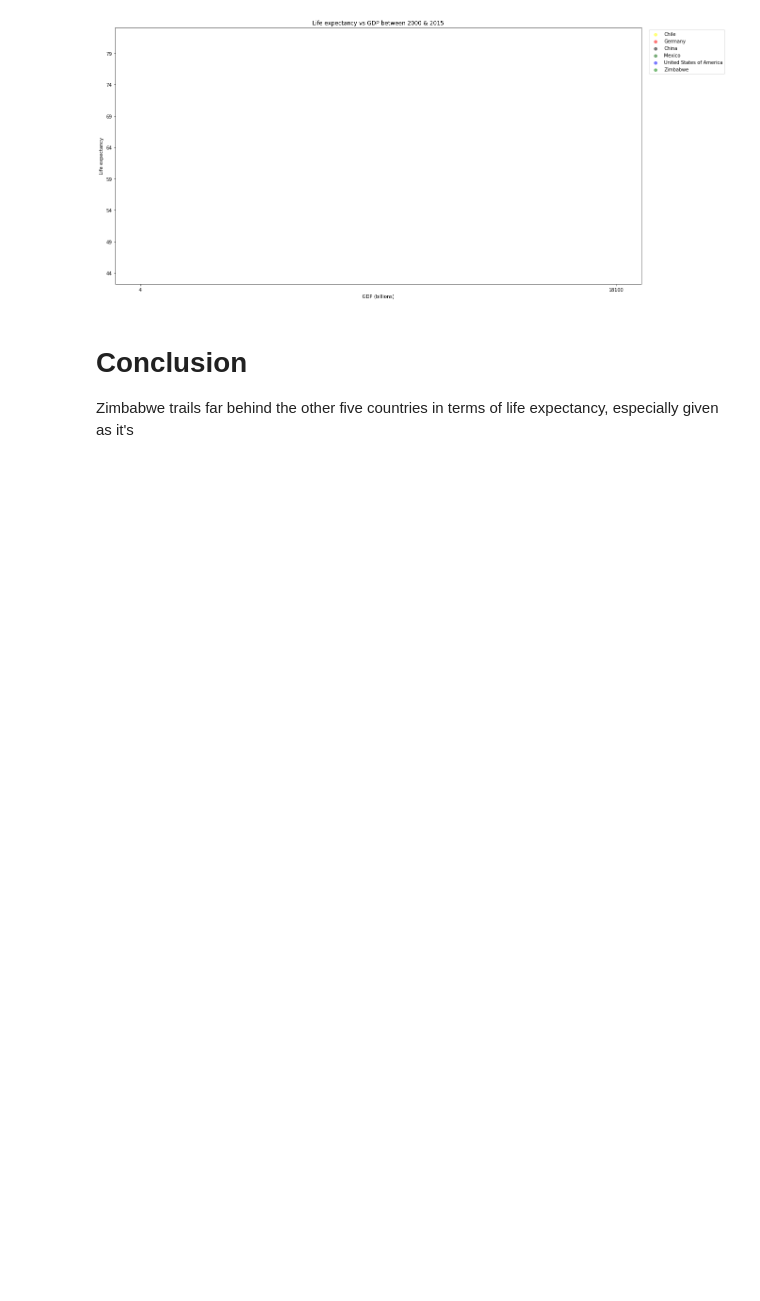
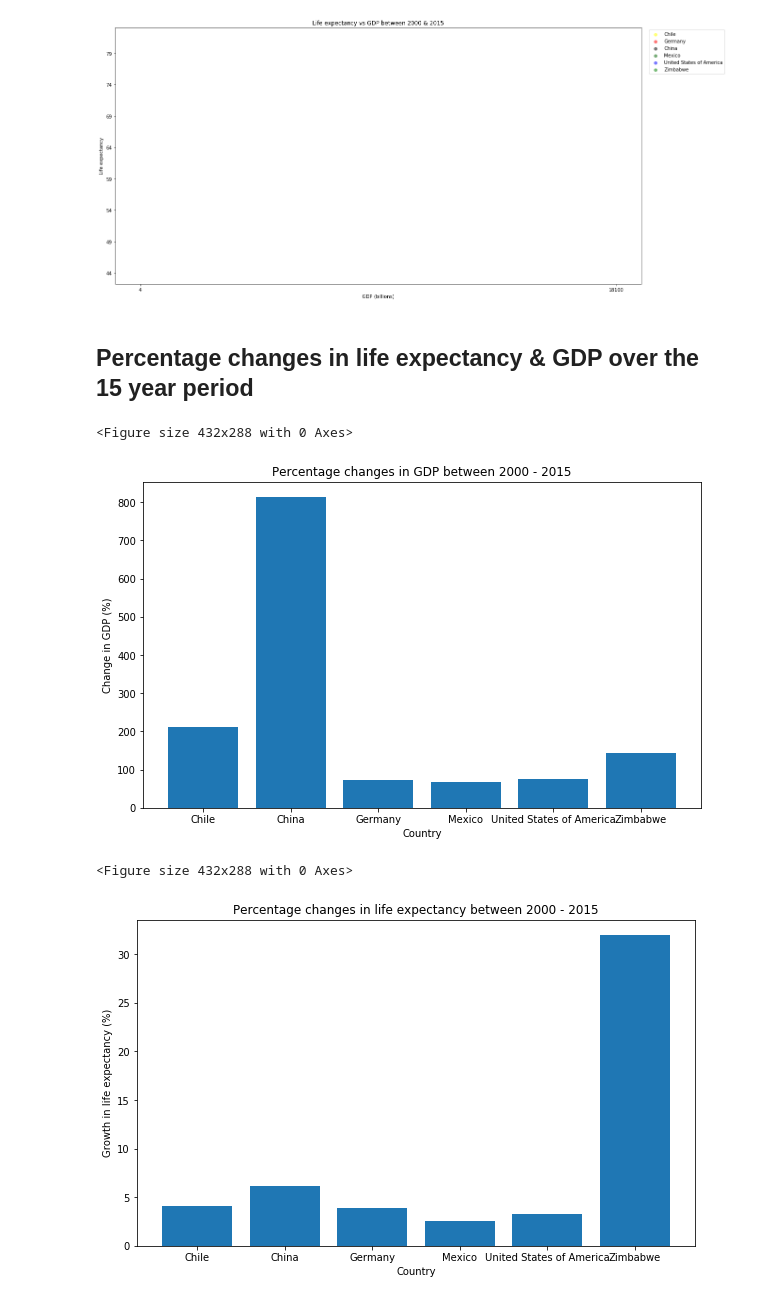
Before and after one commit to 5amwiltshire/Codecademy-life-expectancy-and-GDP-project, a Jupyter notebook: life_expectancy_gdp.ipynb, the cells around one changed output. Drawn from its saved outputs; the diff is of its cells as text; code cells hidden in the pictures; blank space fills up the shorter version.

```diff
--- a/life_expectancy_gdp.ipynb
+++ b/life_expectancy_gdp.ipynb
@@ -119,7 +121,7 @@ colours = {
     'China': 'red',
     'Mexico': 'darkgreen',
     'United States of America': 'blue',
-    'Zimbabwe': 'Green'
+    'Zimbabwe': 'green'
 }
 
 for i in years:
@@ -171,7 +173,47 @@ anim.save('animation.html')
 MovieWriter ffmpeg unavailable; trying to use <class 'matplotlib.animation.HTMLWriter'> instead.
 <Figure size 432x288 with 0 Axes>
 [figure]
-# %% [markdown]
-# Conclusion
-
-Zimbabwe trails far behind the other five countries in terms of life expectancy, especially given as it's
+# %% [markdown]
+## Percentage changes in life expectancy & GDP over the 15 year period
+# %%
+# Mean & change functions
+
+def find_growth(country, var):
+    start = min(df['Year'])
+    end = max(df['Year'])
+    new = df[var].loc[(df['Year'] == end) & (df['Country'] == country)].values[0]
+    old = df[var].loc[(df['Year'] == start) & (df['Country'] == country)].values[0]
+    return ( new - old ) / old
+# %%
+# Bar graph of percentage changes
+
+plt.clf()
+
+# GDP
+plt.figure(figsize=[10,6])
+GDP_changes = []
+for i in countries:
+    GDP_changes.append(find_growth(i, 'GDP') * 100)
+plt.bar(countries, GDP_changes)
+plt.title('Percentage changes in GDP between 2000 - 2015')
+plt.xlabel('Country')
+plt.ylabel('Change in GDP (%)')
+plt.show()
+
+plt.clf()
+
+# Life expectancy
+plt.figure(figsize=[10,6])
+LE_changes = []
+for i in countries:
+    LE_changes.append(find_growth(i, 'LE') * 100)
+plt.bar(countries, LE_changes)
+plt.title('Percentage changes in life expectancy between 2000 - 2015')
+plt.xlabel('Country')
+plt.ylabel('Growth in life expectancy (%)')
+plt.show()
+# %% [output]
+<Figure size 432x288 with 0 Axes>
+[figure, added]
+<Figure size 432x288 with 0 Axes>
+[figure, added]
```
Also changed, not shown: parts of 7 cells of this notebook, 1 other file.
